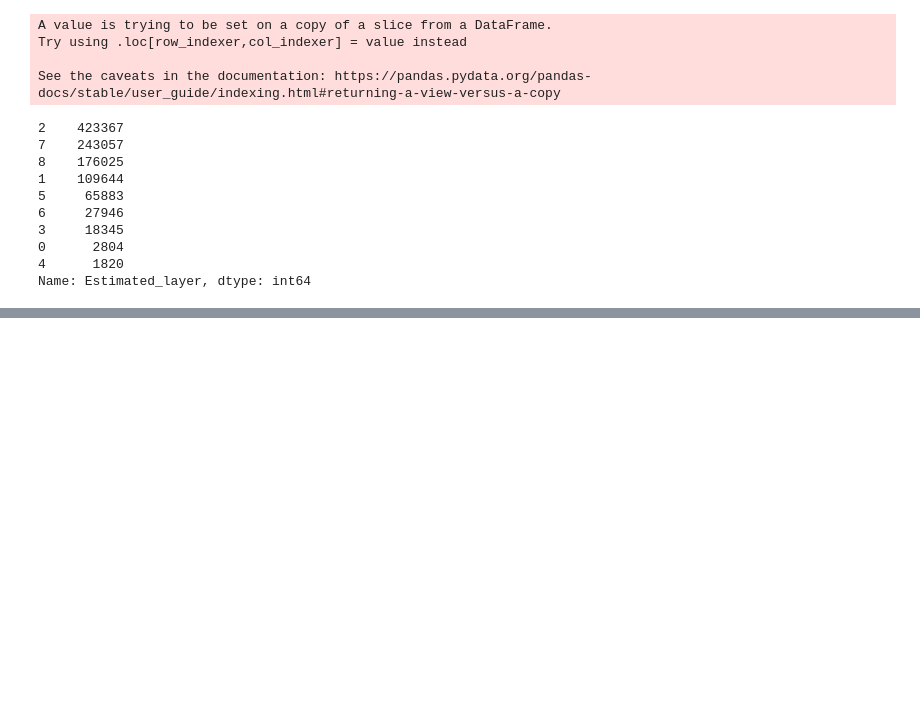
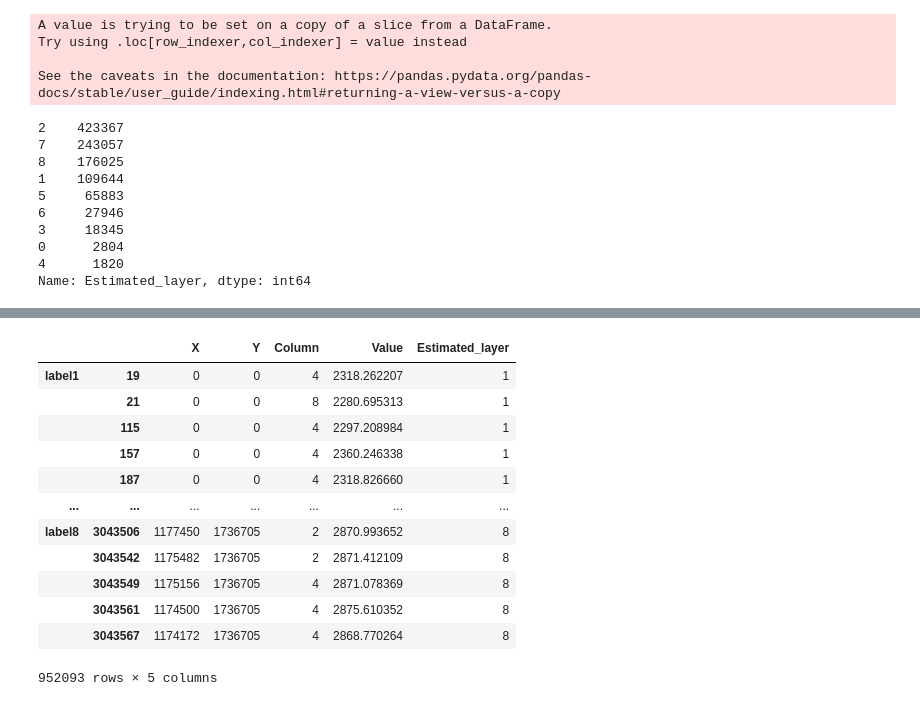
Before and after one commit to Priyanka-Kugapriya/Clustering_notebook, a Jupyter notebook: Scatter plot.ipynb, the cells around one changed output, grey strips where cells are left out. Cells and saved outputs as stored; diff of their text form; code cells hidden in the pictures; blank space fills up the shorter version.

Commit message:
Scatter plot and finalized dataframe

```diff
--- a/Scatter plot.ipynb
+++ b/Scatter plot.ipynb
@@ -249,0 +217,16 @@ aggrnyl', 'agsunset', 'algae', 'amp', 'armyrose', 'balance',
+# %%
+df3_final_plot
+# %% [output]
+|  |  | X | Y | Column | Value | Estimated_layer |
+| label1 | 19 | 0 | 0 | 4 | 2318.262207 | 1 |
+|  | 21 | 0 | 0 | 8 | 2280.695313 | 1 |
+|  | 115 | 0 | 0 | 4 | 2297.208984 | 1 |
+|  | 157 | 0 | 0 | 4 | 2360.246338 | 1 |
+|  | 187 | 0 | 0 | 4 | 2318.826660 | 1 |
+| ... | ... | ... | ... | ... | ... | ... |
+| label8 | 3043506 | 1177450 | 1736705 | 2 | 2870.993652 | 8 |
+|  | 3043542 | 1175482 | 1736705 | 2 | 2871.412109 | 8 |
+|  | 3043549 | 1175156 | 1736705 | 4 | 2871.078369 | 8 |
+|  | 3043561 | 1174500 | 1736705 | 4 | 2875.610352 | 8 |
+|  | 3043567 | 1174172 | 1736705 | 4 | 2868.770264 | 8 |
+952093 rows × 5 columns
```
Also changed, not shown: parts of 5 cells of this notebook.
